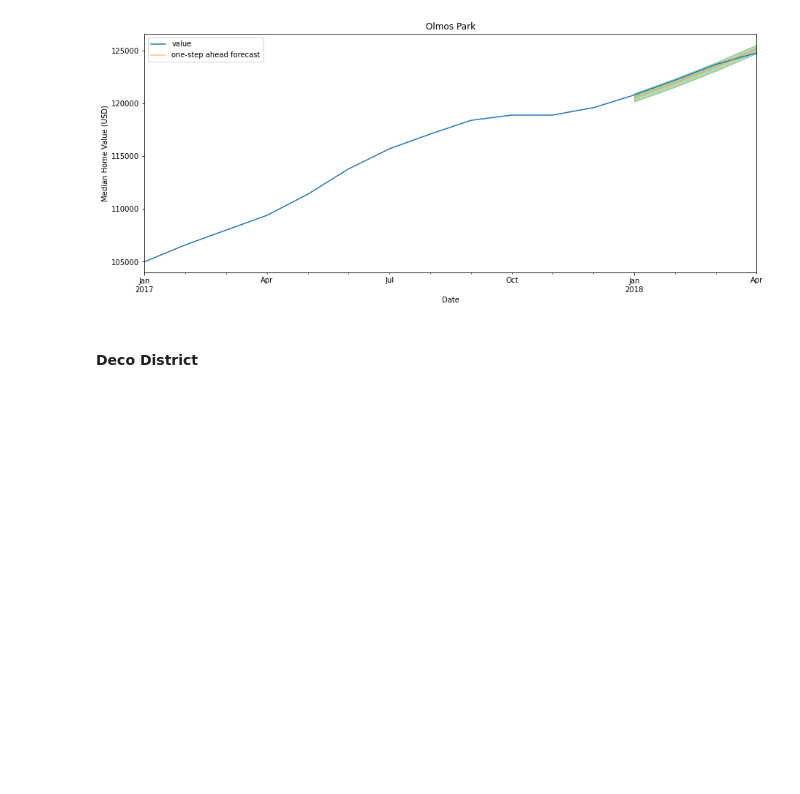
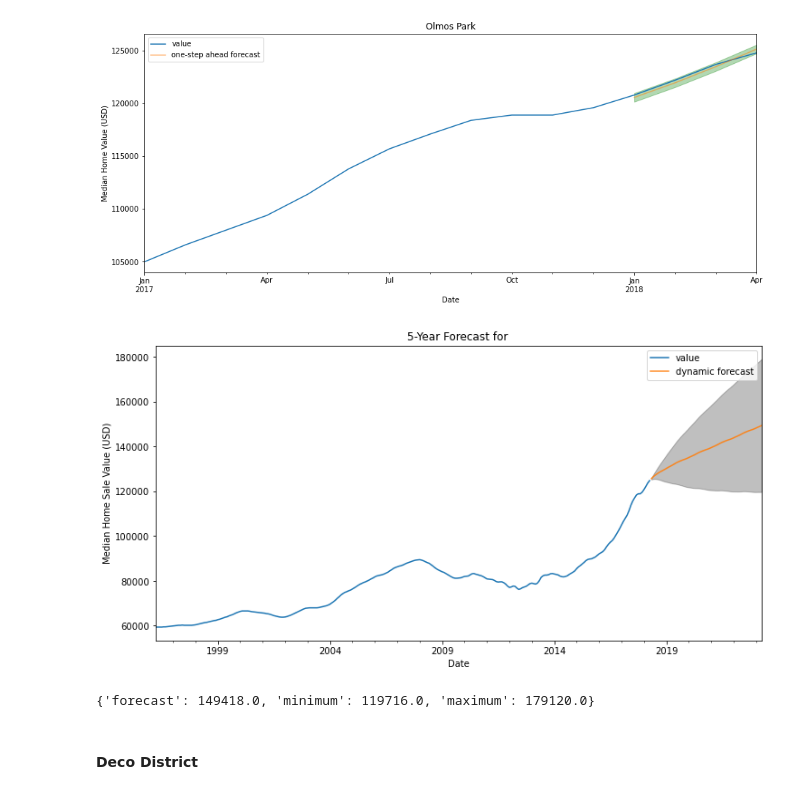
Before and after one commit to meljoy1099/housing-price-forecast-time-series-modeling, a Jupyter notebook: notebook.ipynb, the cells around one changed output. Cells and saved outputs as stored; diff of their text form; code cells hidden in the pictures; blank space fills up the shorter version.

```diff
--- a/notebook.ipynb
+++ b/notebook.ipynb
@@ -682,6 +813,11 @@ ose_forecast(olmos_park, output_olmos_park, neighborhood='Olmos Park')
 # %% [output]
 The RMSE of our forecasts is 266.56
 [figure]
+# %%
+dynamic_forecast(olmos_park, output_olmos_park, years=5)
+# %% [output]
+[figure, added]
+{'forecast': 149418.0, 'minimum': 119716.0, 'maximum': 179120.0}
 # %% [markdown]
 #### Deco District
 # %%
```
Also changed, not shown: parts of 64 cells of this notebook.
